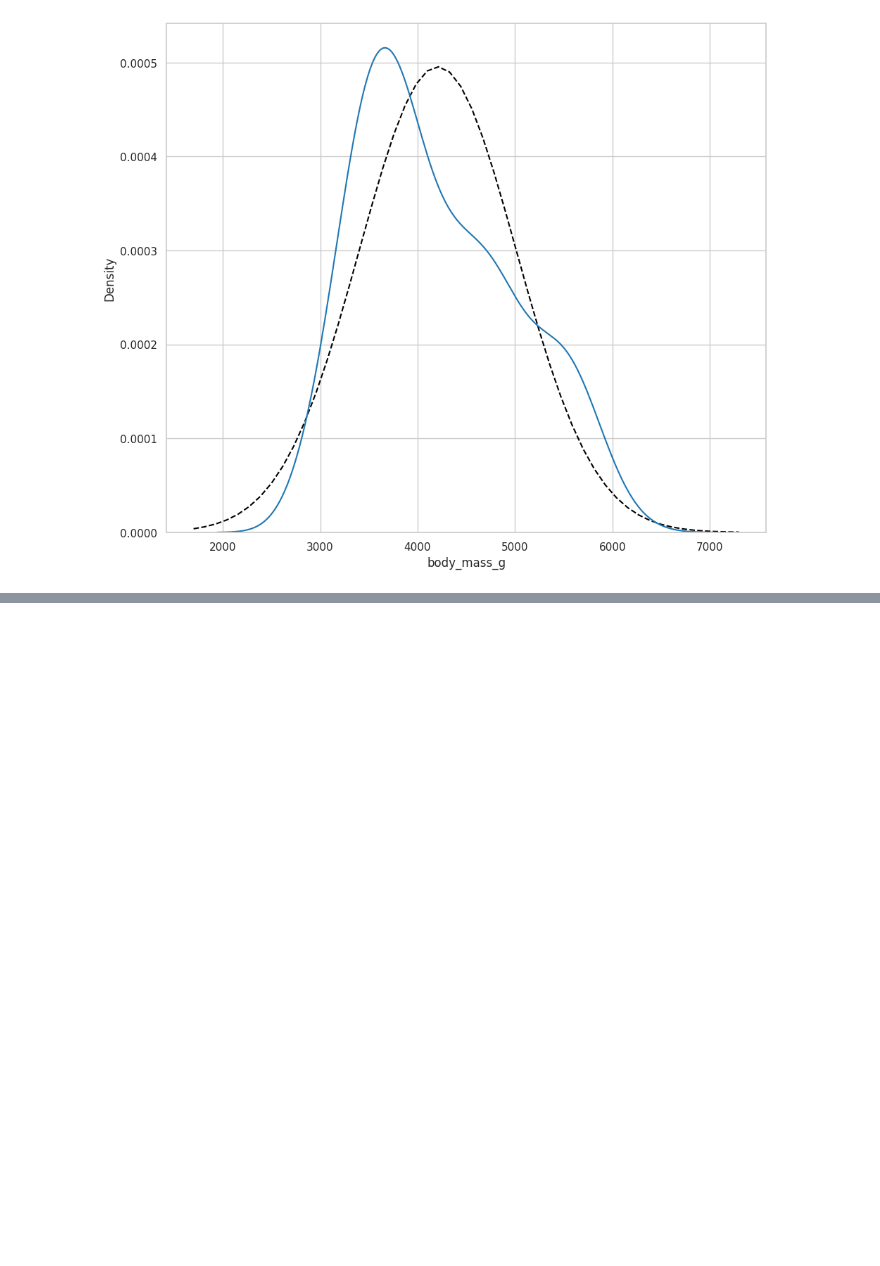
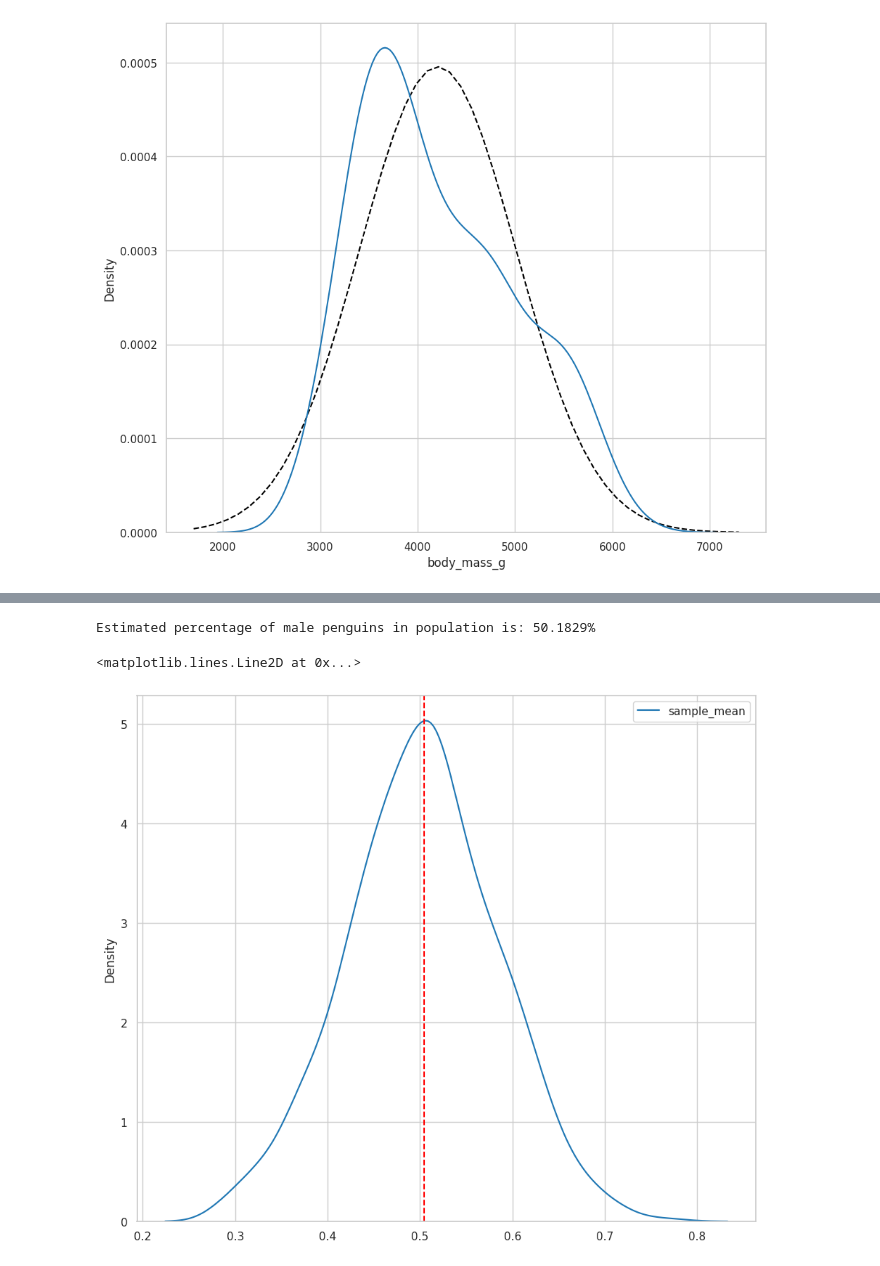
Before and after one commit to gabguagon/Py-EDA-penguins, a Jupyter notebook: penguins.ipynb, the cells around one changed output, grey strips where cells are left out. Drawn from its saved outputs; the diff is of its cells as text; code cells hidden in the pictures; blank space fills up the shorter version.

```diff
--- a/penguins.ipynb
+++ b/penguins.ipynb
@@ -971,0 +1005,26 @@ sns.kdeplot(
+# %%
+sex_numeric = processed_df.sex.map({'male':1, 'female':0})
+# %%
+number_samples = 1000
+sample_size=35
+
+samples_df = pd.DataFrame()
+
+np.random.seed(42)
+for i in range(1, number_samples + 1):
+    sex_numeric_sample = sex_numeric.sample(sample_size, replace=True).to_numpy()
+    sample_name = f"sample_{i}"
+    samples_df[sample_name] = sex_numeric_sample
+
+
+male_population_mean = samples_df.mean().mean()
+print(f"Estimated percentage of male penguins in population is: {male_population_mean * 100:.4f}%")
+# %% [output]
+Estimated percentage of male penguins in population is: 50.1829%
+# %%
+sample_means_binomial = pd.DataFrame(samples_df.mean(), columns=['sample_mean'])
+sns.kdeplot(data=sample_means_binomial)
+plt.axvline(x=sex_numeric.mean(), color='red', linestyle='dashed')
+# %% [output]
+<matplotlib.lines.Line2D at 0x...>
+[figure, added]
```
Also changed, not shown: parts of 8 cells of this notebook.
